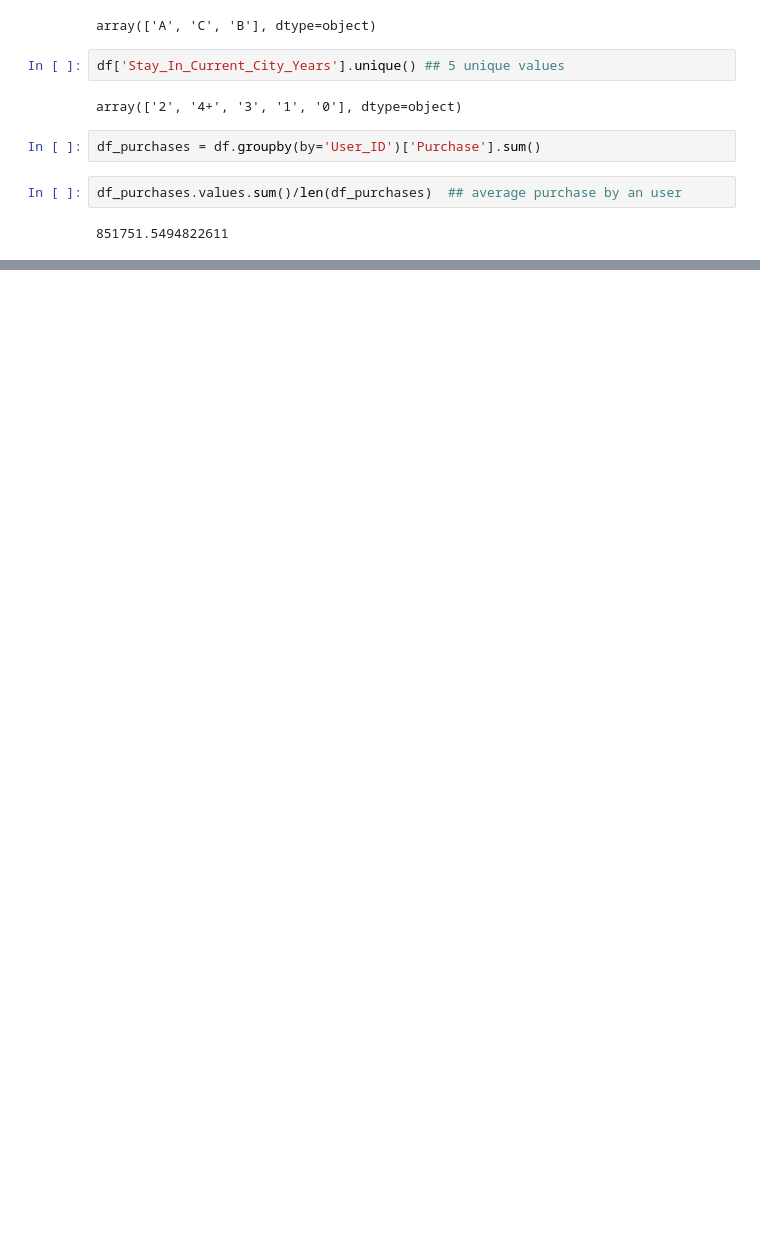
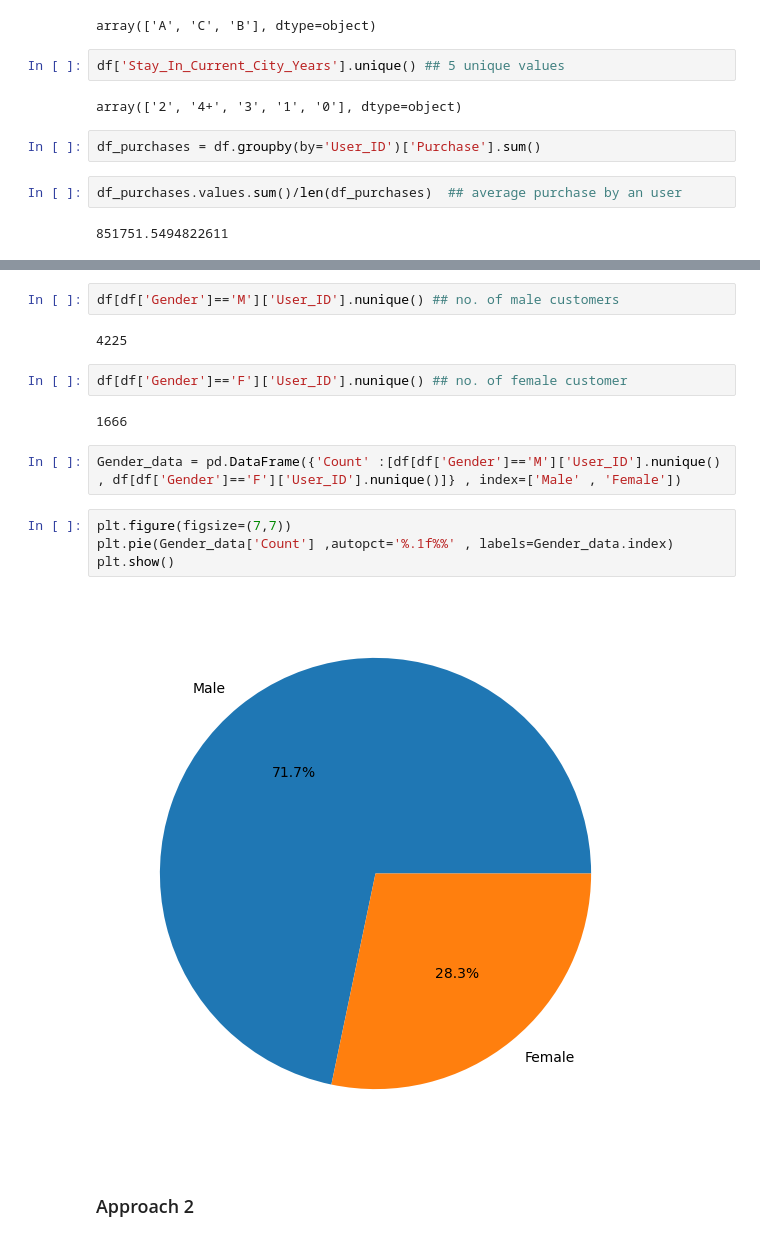
Before and after one commit to Darsh-Paliwal/Black_friday_sales_analysis, a Jupyter notebook: Project2.ipynb, the cells around one changed output, grey strips where cells are left out. Saved outputs shown, nothing was run; the diff lists cells and outputs as text; blank space fills up the shorter version.

Commit message:
Analyzing Gender

```diff
--- a/Project2.ipynb
+++ b/Project2.ipynb
@@ -89,0 +102,18 @@ df_purchases.values.sum()/len(df_purchases)  ## average purchase by an user
+# %%
+df[df['Gender']=='M']['User_ID'].nunique() ## no. of male customers
+# %% [output]
+4225
+# %%
+df[df['Gender']=='F']['User_ID'].nunique() ## no. of female customer
+# %% [output]
+1666
+# %%
+Gender_data = pd.DataFrame({'Count' :[df[df['Gender']=='M']['User_ID'].nunique() , df[df['Gender']=='F']['User_ID'].nunique()]} , index=['Male' , 'Female'])
+# %%
+plt.figure(figsize=(7,7))
+plt.pie(Gender_data['Count'] ,autopct='%.1f%%' , labels=Gender_data.index)
+plt.show()
+# %% [output]
+[figure, added]
+# %% [markdown]
+### Approach 2
```
Also changed, not shown: parts of 10 cells of this notebook.
